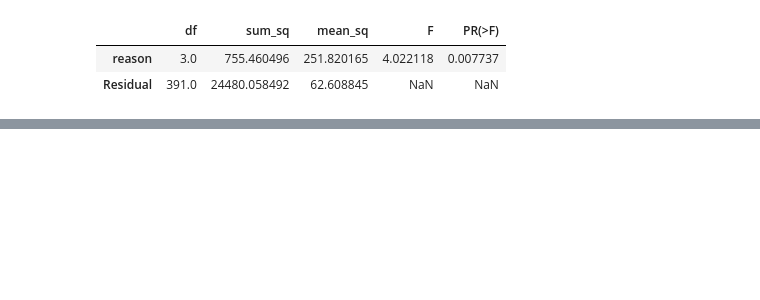
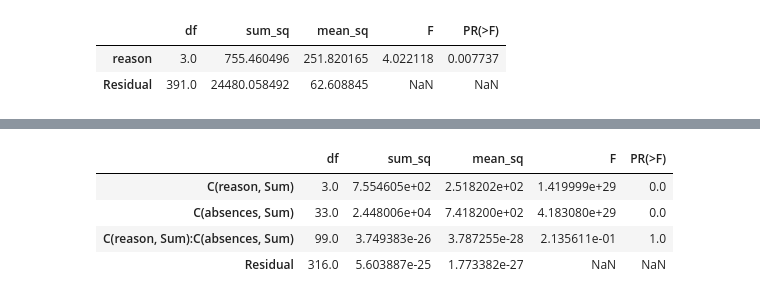
Before and after one commit to lucaspinheiro27/Statistics, a Jupyter notebook: Jupyter_notebooks/T-test.ipynb, the cells around one changed output, grey strips where cells are left out. Drawn from its saved outputs; the diff is of its cells as text; code cells hidden in the pictures; blank space fills up the shorter version.

```diff
--- a/Jupyter_notebooks/T-test.ipynb
+++ b/Jupyter_notebooks/T-test.ipynb
@@ -203,0 +211,10 @@ aov_table
+# %%
+model = ols('absences ~ C(reason, Sum)*C(absences, Sum)', data=df).fit()
+aov_table = sm.stats.anova_lm(model)
+aov_table
+# %% [output]
+|  | df | sum_sq | mean_sq | F | PR(>F) |
+| C(reason, Sum) | 3.0 | 7.554605e+02 | 2.518202e+02 | 1.419999e+29 | 0.0 |
+| C(absences, Sum) | 33.0 | 2.448006e+04 | 7.418200e+02 | 4.183080e+29 | 0.0 |
+| C(reason, Sum):C(absences, Sum) | 99.0 | 3.749383e-26 | 3.787255e-28 | 2.135611e-01 | 1.0 |
+| Residual | 316.0 | 5.603887e-25 | 1.773382e-27 | NaN | NaN |
```
Also changed, not shown: parts of 5 cells of this notebook, 2 other files.
